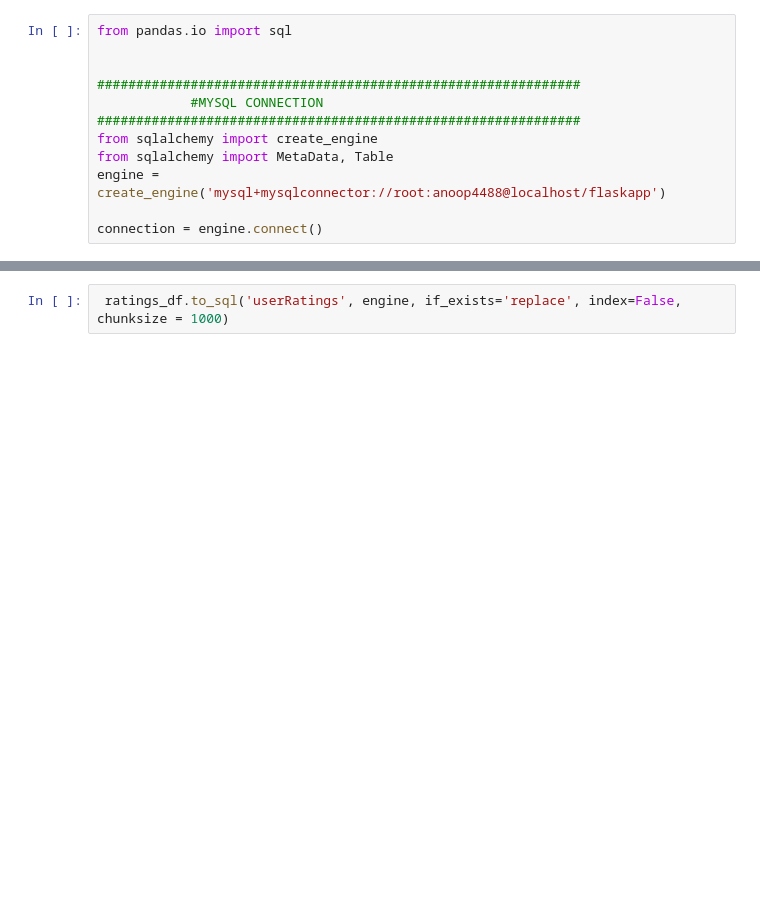
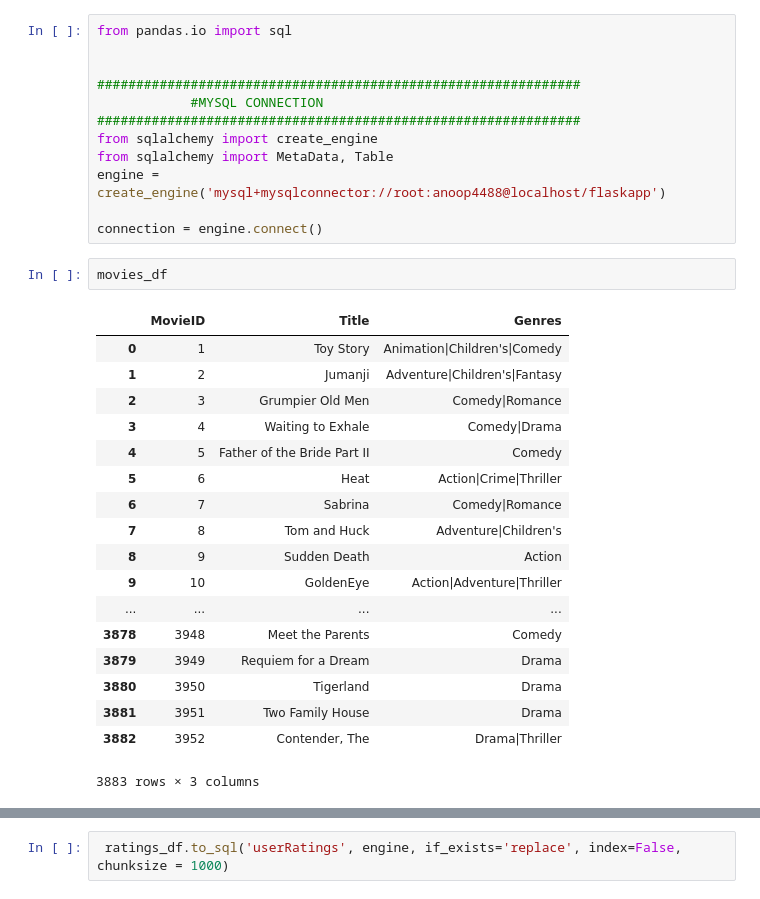
Before and after one commit to DEZNiT/RecSysJupyter, a Jupyter notebook: Pandas Df to mysql.ipynb, the cells around one changed output, grey strips where cells are left out. Cells and saved outputs as stored; diff of their text form; blank space fills up the shorter version.

Commit message:
genres list

```diff
--- a/Pandas Df to mysql.ipynb
+++ b/Pandas Df to mysql.ipynb
@@ -74,4 +71,25 @@ from sqlalchemy import MetaData, Table
 engine = create_engine('mysql+mysqlconnector://root:anoop4488@localhost/flaskapp')
 
 connection = engine.connect()
+# %%
+movies_df
+# %% [output]
+|  | MovieID | Title | Genres |
+| 0 | 1 | Toy Story | Animation|Children's|Comedy |
+| 1 | 2 | Jumanji | Adventure|Children's|Fantasy |
+| 2 | 3 | Grumpier Old Men | Comedy|Romance |
+| 3 | 4 | Waiting to Exhale | Comedy|Drama |
+| 4 | 5 | Father of the Bride Part II | Comedy |
+| 5 | 6 | Heat | Action|Crime|Thriller |
+| 6 | 7 | Sabrina | Comedy|Romance |
+| 7 | 8 | Tom and Huck | Adventure|Children's |
+| 8 | 9 | Sudden Death | Action |
+| 9 | 10 | GoldenEye | Action|Adventure|Thriller |
+| ... | ... | ... | ... |
+| 3878 | 3948 | Meet the Parents | Comedy |
+| 3879 | 3949 | Requiem for a Dream | Drama |
+| 3880 | 3950 | Tigerland | Drama |
+| 3881 | 3951 | Two Family House | Drama |
+| 3882 | 3952 | Contender, The | Drama|Thriller |
+3883 rows × 3 columns
 # %%
```
Also changed, not shown: parts of 8 cells of this notebook, 3 other files.
